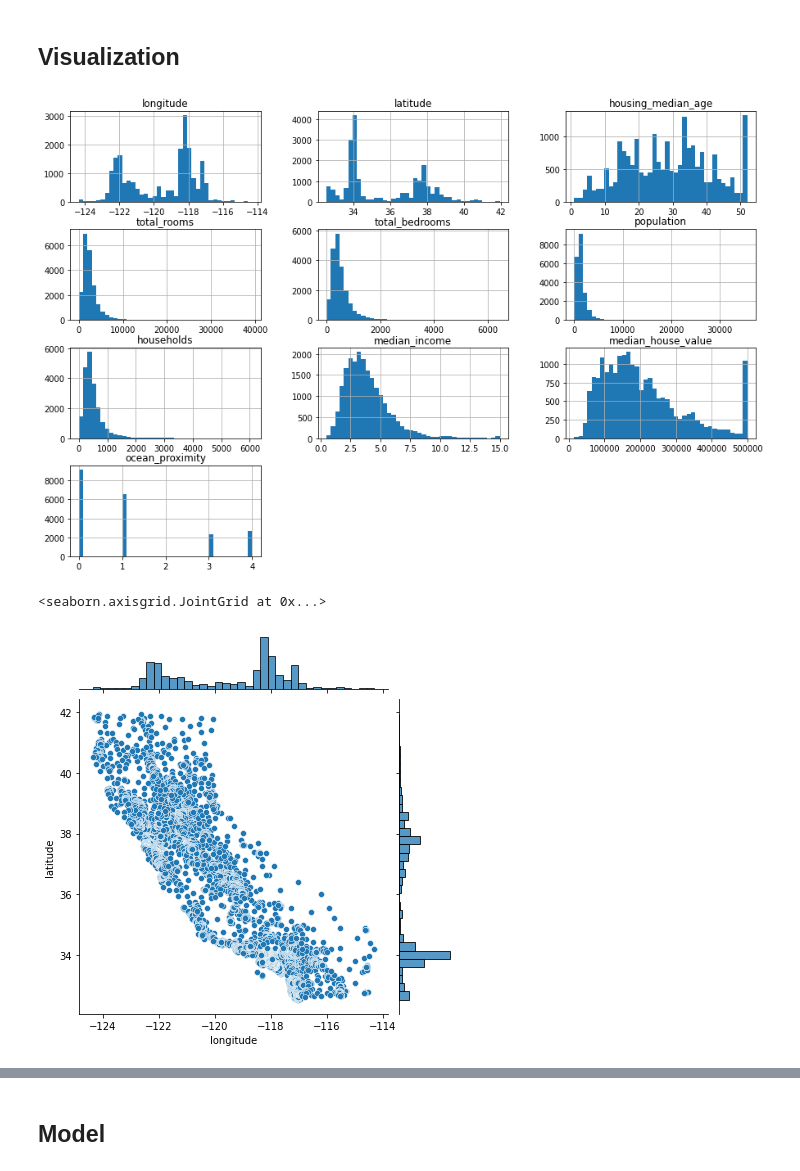
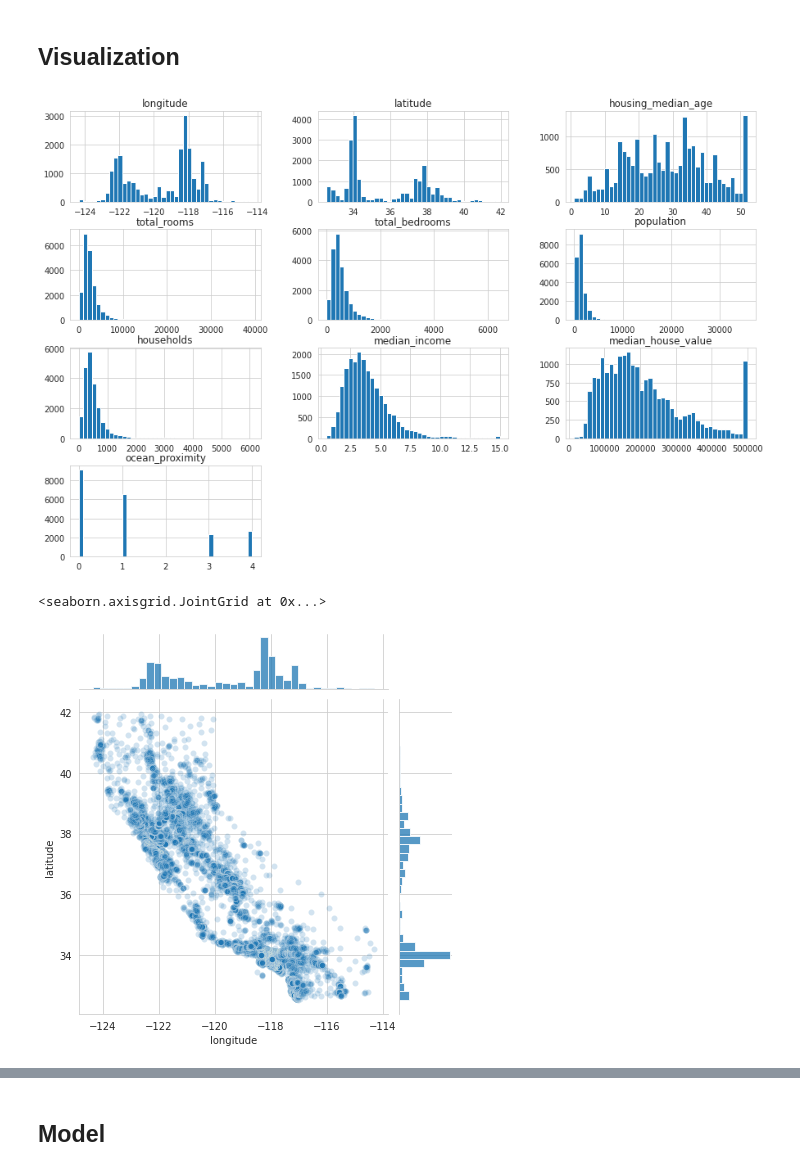
Before and after one commit to truongthuanr/self-learning-project, a Jupyter notebook: 01_house_price_predict.ipynb, the cells around one changed output, grey strips where cells are left out. Drawn from its saved outputs; the diff is of its cells as text; code cells hidden in the pictures.

```diff
--- a/01_house_price_predict.ipynb
+++ b/01_house_price_predict.ipynb
@@ -121,17 +121,19 @@ df1.head()
 # %%
 import seaborn as sns
 import matplotlib.pyplot as plt
+# %%
+sns.set_style('whitegrid')
 # %%
 df1.hist(figsize=(15,10),bins=40);
 # %% [output]
-[figure, old version]
+[figure, new version]
 # %%
-sns.jointplot(data=df1,x='longitude',y='latitude')
+sns.jointplot(data=df1,x='longitude',y='latitude', alpha=0.2)
 
 # plt.scatter(df1.longitude,df1.latitude, alpha=0.5)
 # %% [output]
 <seaborn.axisgrid.JointGrid at 0x...>
-[figure, old version]
+[figure, new version]
 # %%
 # sns.pairplot(df1)
 # %%
```
Also changed, not shown: parts of 9 cells of this notebook.
